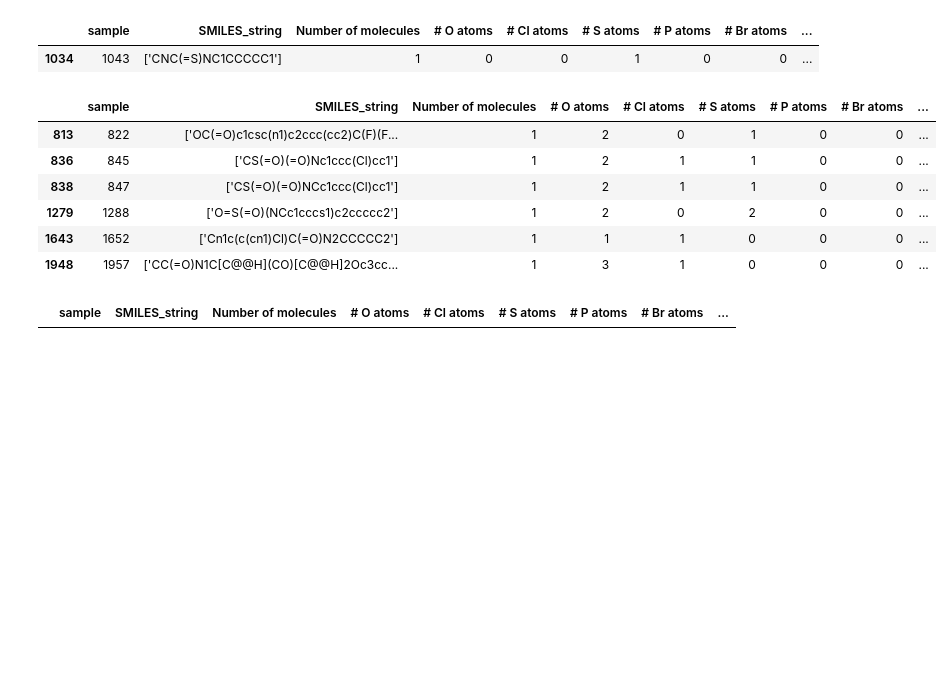
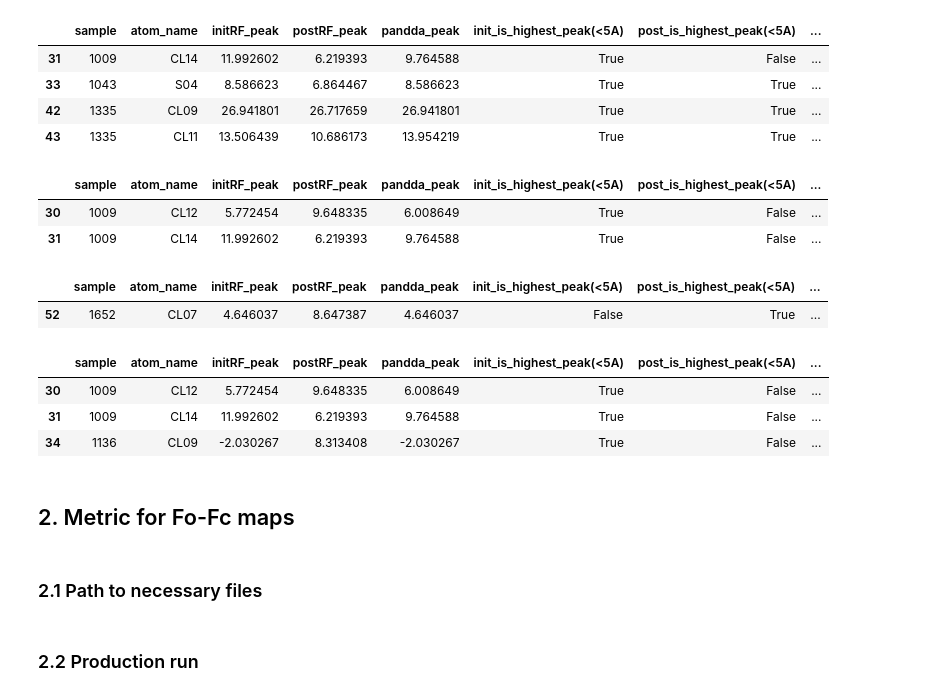
Before and after one commit to Hekstra-Lab/valdo, a Jupyter notebook: notebooks/vae_metric2_heavy_atom_peak_before_after_pose_refinement.ipynb, the cells around one changed output. Saved outputs shown, nothing was run; the diff lists cells and outputs as text; code cells hidden in the pictures; blank space fills up the shorter version.

```diff
--- a/notebooks/vae_metric2_heavy_atom_peak_before_after_pose_refinement.ipynb
+++ b/notebooks/vae_metric2_heavy_atom_peak_before_after_pose_refinement.ipynb
@@ -27,11 +33,17 @@ DK_bound_heavy = DK_bound[condition_1 & condition_2].copy()
 # %%
-def get_heavy_cra_list(st, selections='[CL,Br,S,I]'):
-    sel = gemmi.Selection('[CL,Br,S,I]')
+def get_heavy_atoms(st, selections='[CL,Br,S,I]'):
+    sel = gemmi.Selection(selections)
     sel_model = sel.copy_model_selection(st[0])
-    lig_heavy_atoms = [i for i in list(sel_model.all()) if i.residue.name == 'LIG']
+    lig_heavy_atoms = [i.atom.clone() for i in list(sel_model.all()) if (i.chain.name == 'B' and i.residue.seqid.num == 1)]
     return lig_heavy_atoms
 
-def get_peak_values(cra_list, real_grid):
+def get_heavy_atoms_mapping(st, selections='[CL,Br,S,I]', resi=1):
+    sel = gemmi.Selection(selections)
+    sel_model = sel.copy_model_selection(st[0])
+    lig_heavy_atoms = [i.atom.clone() for i in list(sel_model.all()) if (i.chain.name == 'B' and i.residue.seqid.num == resi)]
+    return lig_heavy_atoms
+
+def get_peak_values(atom_list, real_grid):
     # check the highest peak
     a,b,c = np.unravel_index(real_grid.array.argmax(), real_grid.array.shape)
     tmp = real_grid.get_fractional(a,b,c)
@@ -39,9 +51,8 @@ def get_peak_values(cra_list, real_grid):
     dis_lists = []
     peak_values = []
     ops = real_grid.spacegroup.operations()
-    for cra in cra_list:
+    for atom in atom_list:
         # Get all equivalent sites
-        atom = cra.atom
         eq_points = []
         dis_list = []
         for op in ops:
@@ -70,7 +81 @@ def get_peak_values(cra_list, real_grid):
-# %%
-DK_bound_heavy.loc[:, 'initRF_lig_heavy_peak'] = 0.0
-DK_bound_heavy.loc[:, 'initRF_is_highest_peak(<5A)'] = 0.0
-# %%
-DK_bound_heavy.loc[:, 'postRF_lig_heavy_peak'] = 0.0
-DK_bound_heavy.loc[:, 'postRF_is_highest_peak(<5A)'] = 0.0
 # %%
@@ -102,0 +134,2 @@ for sample in tqdm(DK_bound_heavy["sample"]):
+# %%
+vae_peak_df = pd.DataFrame(data=peak_log, columns=["sample", "atom_name", "initRF_peak", "postRF_peak", "pandda_peak", "init_is_highest_peak(<5A)", "post_is_highest_peak(<5A)", "pandda_is_highest_peak(<5A)"])
@@ -116,19 +153,30 @@ plt.show()
 # %%
-DK_bound_heavy[DK_bound_heavy["postRF_lig_heavy_peak"] < (DK_bound_heavy["initRF_lig_heavy_peak"]-0.01) ]
+vae_peak_df[vae_peak_df["postRF_peak"] < (vae_peak_df["initRF_peak"]-0.01) ]
 # %% [output]
-|  | sample | SMILES_string | Number of molecules | # O atoms | # Cl atoms | # S atoms | # P atoms | # Br atoms | ... |
-| 1034 | 1043 | ['CNC(=S)NC1CCCCC1'] | 1 | 0 | 0 | 1 | 0 | 0 | ... |
+|  | sample | atom_name | initRF_peak | postRF_peak | pandda_peak | init_is_highest_peak(<5A) | post_is_highest_peak(<5A) | ... |
+| 31 | 1009 | CL14 | 11.992602 | 6.219393 | 9.764588 | True | False | ... |
+| 33 | 1043 | S04 | 8.586623 | 6.864467 | 8.586623 | True | True | ... |
+| 42 | 1335 | CL09 | 26.941801 | 26.717659 | 26.941801 | True | True | ... |
+| 43 | 1335 | CL11 | 13.506439 | 10.686173 | 13.954219 | True | True | ... |
+# %%
+vae_peak_df[vae_peak_df["sample"]==1009]
+# %% [output]
+|  | sample | atom_name | initRF_peak | postRF_peak | pandda_peak | init_is_highest_peak(<5A) | post_is_highest_peak(<5A) | ... |
+| 30 | 1009 | CL12 | 5.772454 | 9.648335 | 6.008649 | True | False | ... |
+| 31 | 1009 | CL14 | 11.992602 | 6.219393 | 9.764588 | True | False | ... |
 # %%
-DK_bound_heavy[DK_bound_heavy["postRF_is_highest_peak(<5A)"] & ~(DK_bound_heavy["initRF_is_highest_peak(<5A)"]) ]
+vae_peak_df[vae_peak_df["post_is_highest_peak(<5A)"] & ~(vae_peak_df["init_is_highest_peak(<5A)"] ) ]
 # %% [output]
-|  | sample | SMILES_string | Number of molecules | # O atoms | # Cl atoms | # S atoms | # P atoms | # Br atoms | ... |
-| 813 | 822 | ['OC(=O)c1csc(n1)c2ccc(cc2)C(F)(F... | 1 | 2 | 0 | 1 | 0 | 0 | ... |
-| 836 | 845 | ['CS(=O)(=O)Nc1ccc(Cl)cc1'] | 1 | 2 | 1 | 1 | 0 | 0 | ... |
-| 838 | 847 | ['CS(=O)(=O)NCc1ccc(Cl)cc1'] | 1 | 2 | 1 | 1 | 0 | 0 | ... |
-| 1279 | 1288 | ['O=S(=O)(NCc1cccs1)c2ccccc2'] | 1 | 2 | 0 | 2 | 0 | 0 | ... |
-| 1643 | 1652 | ['Cn1c(c(cn1)Cl)C(=O)N2CCCCC2'] | 1 | 1 | 1 | 0 | 0 | 0 | ... |
-| 1948 | 1957 | ['CC(=O)N1C[C@@H](CO)[C@@H]2Oc3cc... | 1 | 3 | 1 | 0 | 0 | 0 | ... |
+|  | sample | atom_name | initRF_peak | postRF_peak | pandda_peak | init_is_highest_peak(<5A) | post_is_highest_peak(<5A) | ... |
+| 52 | 1652 | CL07 | 4.646037 | 8.647387 | 4.646037 | False | True | ... |
 # %%
-DK_bound_heavy[~DK_bound_heavy["postRF_is_highest_peak(<5A)"] & (DK_bound_heavy["initRF_is_highest_peak(<5A)"]) ]
+vae_peak_df[~vae_peak_df["post_is_highest_peak(<5A)"] & (vae_peak_df["init_is_highest_peak(<5A)"] ) ]
 # %% [output]
-|  | sample | SMILES_string | Number of molecules | # O atoms | # Cl atoms | # S atoms | # P atoms | # Br atoms | ... |
+|  | sample | atom_name | initRF_peak | postRF_peak | pandda_peak | init_is_highest_peak(<5A) | post_is_highest_peak(<5A) | ... |
+| 30 | 1009 | CL12 | 5.772454 | 9.648335 | 6.008649 | True | False | ... |
+| 31 | 1009 | CL14 | 11.992602 | 6.219393 | 9.764588 | True | False | ... |
+| 34 | 1136 | CL09 | -2.030267 | 8.313408 | -2.030267 | True | False | ... |
+# %% [markdown]
+## 2. Metric for Fo-Fc maps
+# %% [markdown]
+### 2.1 Path to necessary files
@@ -134,0 +187,2 @@ DK_bound_heavy[~DK_bound_heavy["postRF_is_highest_peak(<5A)"] & (DK_bound_heavy[
+# %% [markdown]
+### 2.2 Production run
```
Also changed, not shown: parts of 27 cells of this notebook.
